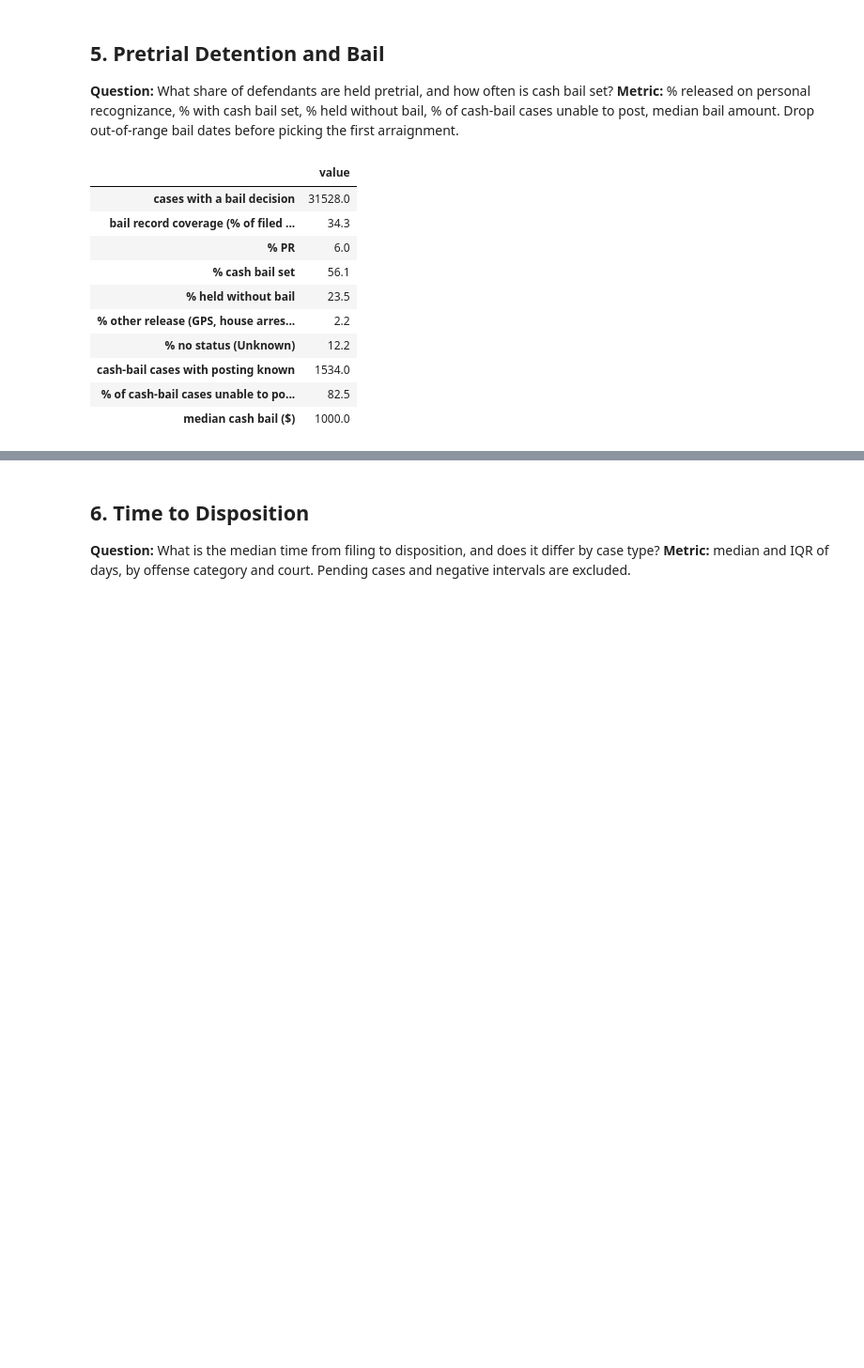
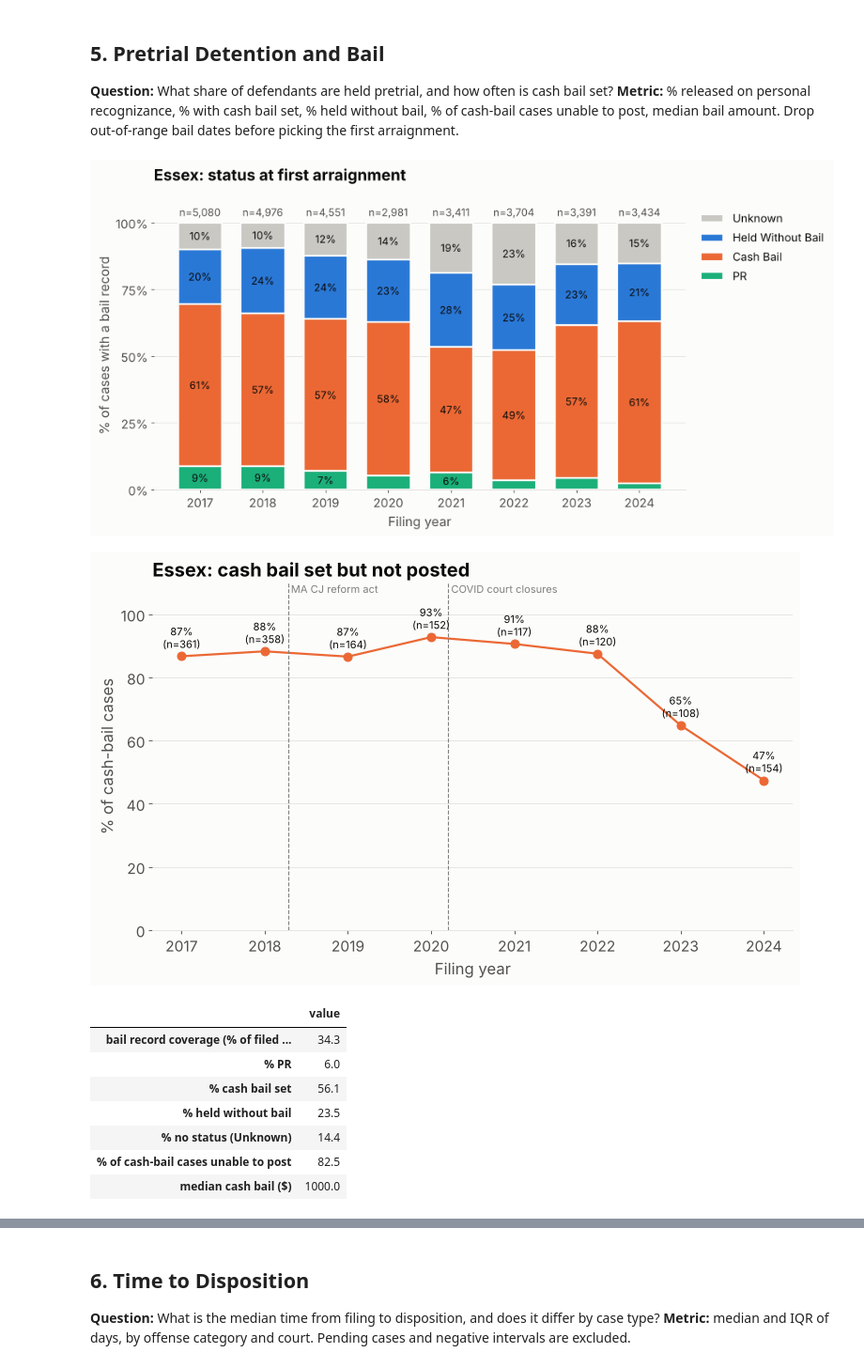
Before and after one commit to BU-Spark/ds-prosecutor-explorer, a Jupyter notebook: fa26/essex_hampden_eda/essex_analysis.ipynb, the cells around one changed output, grey strips where cells are left out. Shown at 94% size. Drawn from its saved outputs; the diff is of its cells as text; code cells hidden in the pictures; blank space fills up the shorter version.

Commit message:
Essex and Hampden notebooks on updated county template

```diff
--- a/fa26/essex_hampden_eda/essex_analysis.ipynb
+++ b/fa26/essex_hampden_eda/essex_analysis.ipynb
@@ -537,25 +533,7 @@ else:
     by_year = case_sent.groupby("filing_year")["sentence"].value_counts().unstack(fill_value=0)
     by_year = by_year.reindex(columns=SENTENCE_RANK, fill_value=0)
     by_year.index = by_year.index.astype(int)
-    pct = by_year.div(by_year.sum(axis=1), axis=0) * 100
-    fig, ax = plt.subplots()
-    bottom = np.zeros(len(pct))
-    for s in SENTENCE_RANK:
-        ax.bar(pct.index, pct[s], bottom=bottom, color=SENTENCE_COLORS[s], label=s,
-               width=0.7, edgecolor="#fcfcfb", linewidth=2)
-        for x, v, b in zip(pct.index, pct[s], bottom):
-            if v >= 6:
-                ax.text(x, b + v / 2, f"{v:.0f}%", ha="center", va="center", fontsize=12)
-        bottom += pct[s].values
-    for x, n in zip(by_year.index, by_year.sum(axis=1)):
-        ax.text(x, 101.5, f"n={n:,}", ha="center", va="bottom", fontsize=12, color=TEXT_SECONDARY)
-    ax.set_ylim(0, 108); ax.set_xticks(list(pct.index))
-    ax.set_ylabel("% of convicted cases"); ax.set_xlabel("Filing year")
-    h, l = ax.get_legend_handles_labels()
-    ax.legend(h[::-1], l[::-1], loc="upper left", bbox_to_anchor=(1.01, 1))
-    ax.set_title(f"{COUNTY.title()}: sentence type for convicted cases (% of convicted cases)", pad=24)
-    save_fig(fig, f"{FIG_DIR}/q4_sentencing.png")
-    plt.show()
+    display((by_year.div(by_year.sum(axis=1), axis=0) * 100).round(1))   # % of convicted cases by year (no standard chart for Q4)
 # %% [output]
 Sentence type missing for 27.1% of convicted charges (above the 20% threshold): rates are shown with the missing share as 'Unknown'.
 Missing sentence type: 15.1% of convicted cases
@@ -597,60 +585,56 @@ def money(s):
     s = s.where(~euro, s.str.replace(".", "", regex=False).str.replace(",", ".", regex=False))
     return pd.to_numeric(s, errors="coerce")
 
 if BAIL_PATH is None:
     print("No bail data for this county: insufficient data")
 else:
     bail = read_any(BAIL_PATH).drop_duplicates()
     bail["case_key"] = bail["Id Cs"].astype(str).str.strip() + "_" + bail["Id Prsn Mstr"].astype(str).str.strip()
     bail["bail_date"] = parse_dates(bail["Date Sts"])
     bail["cash_amount"] = money(bail["Amnt Bl Set"])
     bail["kind"] = bail["Desc Dfndnt Sts"].map(BAIL_DECISIONS)
     bail = bail[bail["bail_date"].dt.year.between(2017, 2024)]           # drop out-of-range dates
     bail = bail[bail["case_key"].isin(filed_cases["case_key"])]
     dec = bail[bail["kind"].notna()].sort_values("bail_date")
 
     first = dec.drop_duplicates("case_key").set_index("case_key")        # first bail decision
     amount = dec.groupby("case_key")["cash_amount"].max()
     first["cash_amount"] = amount
     has_cash = first["cash_amount"] > 0
     first["status"] = np.select(
         [first["kind"].eq("PR"),
          first["kind"].isin(["BAILSET", "CASHOUT"]) | (first["kind"].eq("CUSTODY") & has_cash),
          first["kind"].eq("CUSTODY")],
-        ["PR", "Cash Bail", "Held Without Bail"], default="Other")
+        ["PR", "Cash Bail", "Held Without Bail"], default="Unknown")   # GPS / house arrest / on street -> Unknown (no shared bucket)
     first.loc[first["kind"].eq("BAILSET") & ~has_cash, "status"] = "Unknown"   # bail set, no amount
     # Posted: a later "Out on Cash Bail" = posted; still "In Custody" with no release = unable to post
     kinds = dec.groupby("case_key")["kind"].agg(set)
     first["posted"] = [True if "CASHOUT" in k else (False if "CUSTODY" in k else np.nan) for k in kinds.reindex(first.index)]
 
-    coverage_pct = len(first) / len(filed_cases) * 100
-    s = first["status"].value_counts(normalize=True) * 100
-    cash = first[first["status"] == "Cash Bail"]
-    posted_known = cash["posted"].notna()
-    results = pd.Series({
-        "cases with a bail decision": len(first),
-        "bail record coverage (% of filed cases)": coverage_pct,
-        "% PR": s.get("PR", 0),
-        "% cash bail set": s.get("Cash Bail", 0),
-        "% held without bail": s.get("Held Without Bail", 0),
-        "% other release (GPS, house arrest, on street)": s.get("Other", 0),
-        "% no status (Unknown)": s.get("Unknown", 0),
-        "cash-bail cases with posting known": posted_known.sum(),
-        "% of cash-bail cases unable to post (where known)": (cash.loc[posted_known, "posted"] == False).mean() * 100,
-        "median cash bail ($)": cash["cash_amount"].median(),
-    }).round(1)
-    display(results.to_frame("value"))
+    # unable to post = cash bail set and not posted (NaN where posting is not recorded)
+    UNABLE = first["posted"].map({True: False, False: True})
+    fy = filed_cases.set_index("case_key")["filing_year"]
+    bail_std = pd.DataFrame({
+        "case_key": first.index,
+        "year": first.index.map(fy).astype(int),
+        "status": first["status"].values,            # PR / Cash Bail / Held Without Bail; anything else -> Unknown
+        "unable_to_post": UNABLE.values,
+        "amount": first["cash_amount"].values,
+    })
+    q5_table, q5_by_year = cc.plot_bail(bail_std, COUNTY, f"{FIG_DIR}/{COUNTY}_q5_bail_status.png",
+                                        post_path=f"{FIG_DIR}/{COUNTY}_q5_unable_to_post.png",
+                                        n_filed=len(filed_cases))
+    display(q5_table)
 # %% [output]
+[figure, added]
+[figure, added]
 |  | value |
-| cases with a bail decision | 31528.0 |
 | bail record coverage (% of filed ... | 34.3 |
 | % PR | 6.0 |
 | % cash bail set | 56.1 |
 | % held without bail | 23.5 |
-| % other release (GPS, house arres... | 2.2 |
-| % no status (Unknown) | 12.2 |
-| cash-bail cases with posting known | 1534.0 |
-| % of cash-bail cases unable to po... | 82.5 |
+| % no status (Unknown) | 14.4 |
+| % of cash-bail cases unable to post | 82.5 |
 | median cash bail ($) | 1000.0 |
 # %% [markdown]
 **How this was calculated**
```
Also changed, not shown: parts of 25 cells of this notebook, 4 other files.
